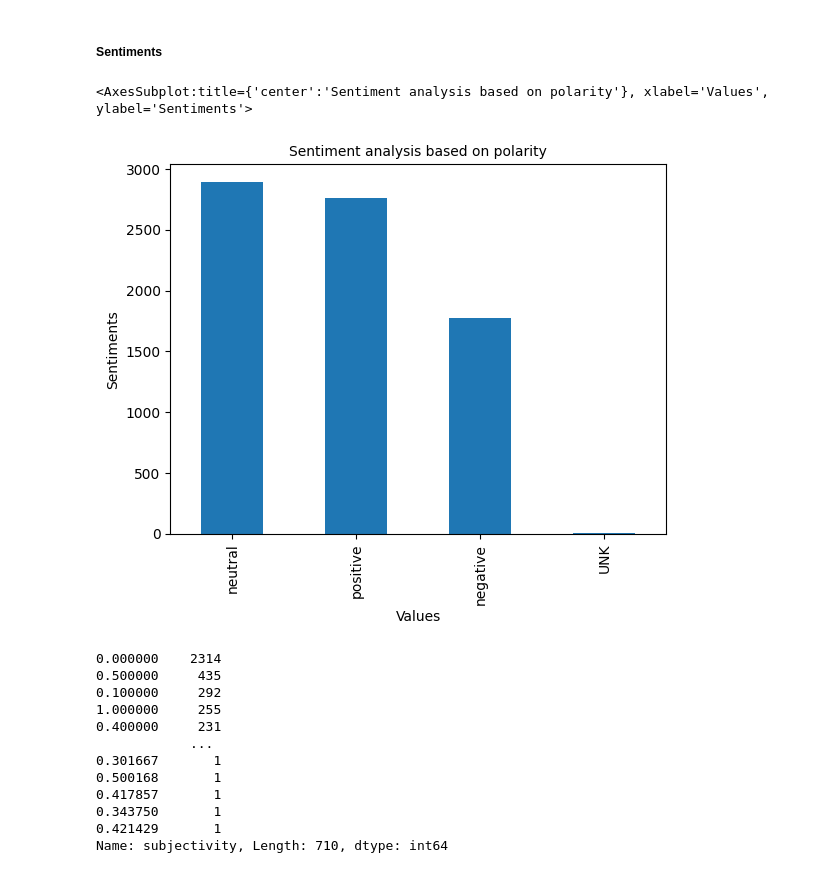
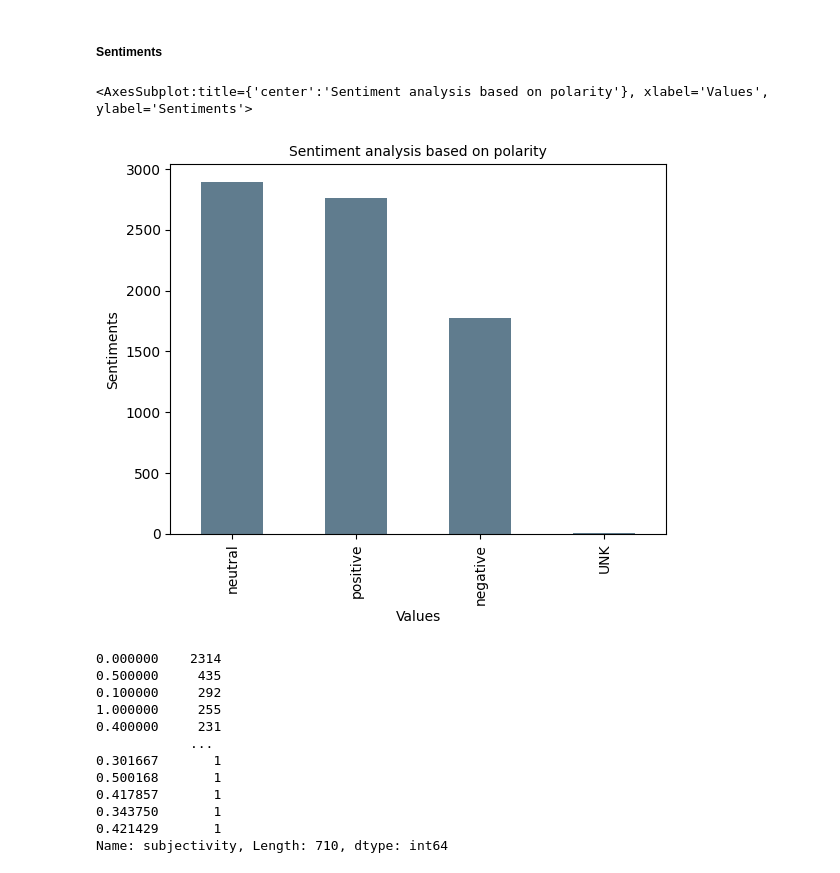
Before and after one commit to Fisseha-Estifanos/Twitter-Data-Analysis, a Jupyter notebook: notebooks/EDA.ipynb, the cells around one changed output. Saved outputs shown, nothing was run; the diff lists cells and outputs as text; code cells hidden in the pictures.

```diff
--- a/notebooks/EDA.ipynb
+++ b/notebooks/EDA.ipynb
@@ -231,18 +310,18 @@ Name: polarity, Length: 760, dtype: int64
 # %%
 pols = cleaner.text_category(series= tweets_df.polarity)
 pols = pd.Series(pols)
 
 # top 5 sources of users
 fig, ax = plt.subplots()
 ax.tick_params(axis='x', labelsize=10)
 ax.tick_params(axis='y', labelsize=10)
 ax.set_xlabel('Values', fontsize=10)
 ax.set_ylabel('Sentiments' , fontsize=10)
 ax.set_title('Sentiment analysis based on polarity', fontsize=10)
-pols.value_counts().plot(ax=ax, kind='bar')
+pols.value_counts().plot(ax=ax, kind='bar', color='#607c8e')
 # %% [output]
 <AxesSubplot:title={'center':'Sentiment analysis based on polarity'}, xlabel='Values', ylabel='Sentiments'>
-[figure, old version]
+[figure, new version]
 # %%
 tweets_df.subjectivity.value_counts()
 # %% [output]
```
Also changed, not shown: parts of 13 cells of this notebook.
